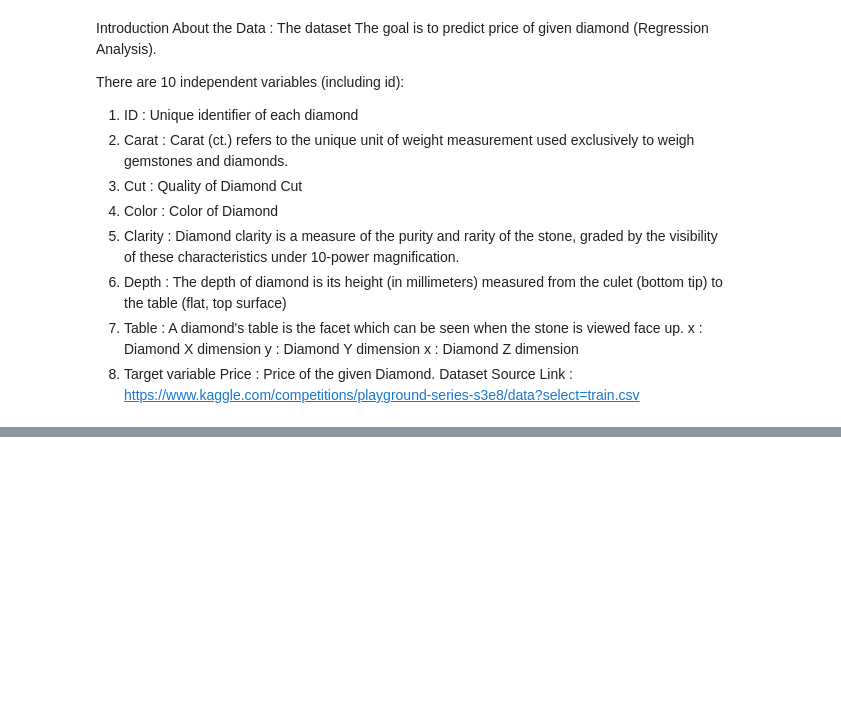
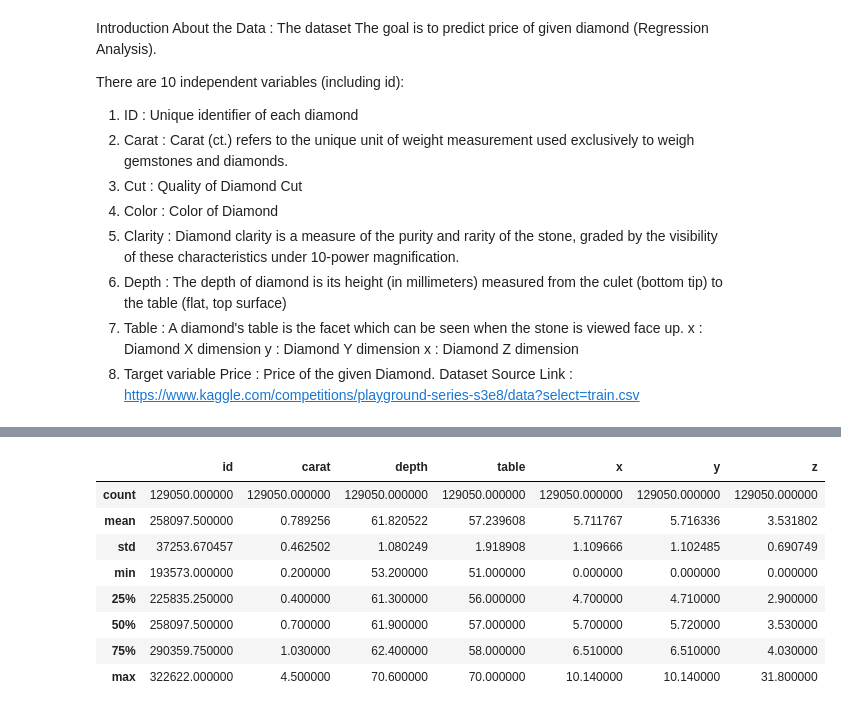
Before and after one commit to tharwai/mlbtest, a Jupyter notebook: notebook/EDA.ipynb, the cells around one changed output, grey strips where cells are left out. Drawn from its saved outputs; the diff is of its cells as text; code cells hidden in the pictures; blank space fills up the shorter version.

```diff
--- a/notebook/EDA.ipynb
+++ b/notebook/EDA.ipynb
@@ -26,0 +58,12 @@ Dataset Source Link : https://www.kaggle.com/competitions/playground-series-s3e8
+# %%
+df.describe()
+# %% [output]
+|  | id | carat | depth | table | x | y | z |
+| count | 129050.000000 | 129050.000000 | 129050.000000 | 129050.000000 | 129050.000000 | 129050.000000 | 129050.000000 |
+| mean | 258097.500000 | 0.789256 | 61.820522 | 57.239608 | 5.711767 | 5.716336 | 3.531802 |
+| std | 37253.670457 | 0.462502 | 1.080249 | 1.918908 | 1.109666 | 1.102485 | 0.690749 |
+| min | 193573.000000 | 0.200000 | 53.200000 | 51.000000 | 0.000000 | 0.000000 | 0.000000 |
+| 25% | 225835.250000 | 0.400000 | 61.300000 | 56.000000 | 4.700000 | 4.710000 | 2.900000 |
+| 50% | 258097.500000 | 0.700000 | 61.900000 | 57.000000 | 5.700000 | 5.720000 | 3.530000 |
+| 75% | 290359.750000 | 1.030000 | 62.400000 | 58.000000 | 6.510000 | 6.510000 | 4.030000 |
+| max | 322622.000000 | 4.500000 | 70.600000 | 70.000000 | 10.140000 | 10.140000 | 31.800000 |
```
Also changed, not shown: parts of 33 cells of this notebook, 5 other files.
